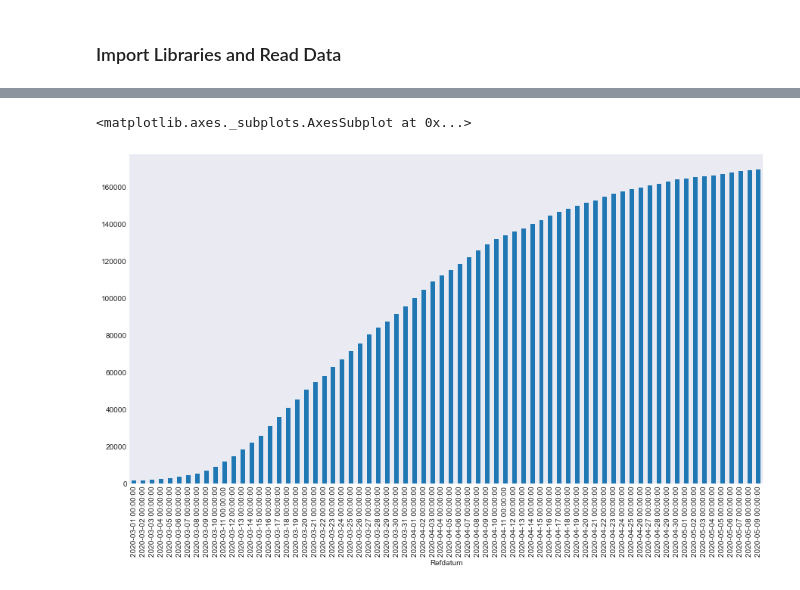
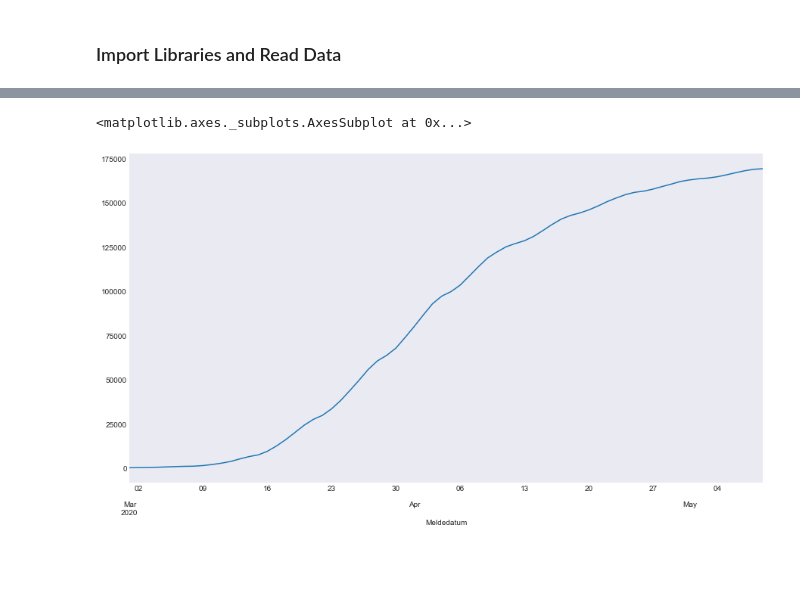
Before and after one commit to JakobRohrhirsch/COVID-19-JHU-CSSE-Analysis, a Jupyter notebook: COVID-19 RKI Analysis.ipynb, the cells around one changed output, grey strips where cells are left out. Drawn from its saved outputs; the diff is of its cells as text; code cells hidden in the pictures; blank space fills up the shorter version.

Commit message:
updating with own estimates for recoveries

```diff
--- a/COVID-19 RKI Analysis.ipynb
+++ b/COVID-19 RKI Analysis.ipynb
@@ -34,7 +34,7 @@ def new_cases_by_date(rki_raw, rki_flag_column='Neuer Fall', rki_count_columns='
     rki_raw: raw DataFrame from Robert Koch Institute
     """
     condition = rki_raw[rki_flag_column].isin((0, 1))
-    rki_series = rki_raw[condition].groupby('Refdatum').sum()[rki_count_columns].copy()
+    rki_series = rki_raw[condition].groupby('Meldedatum').sum()[rki_count_columns].copy()
     rki_series.index = pd.to_datetime(rki_series.index)
     rki_series.sort_index(inplace=True)
     return rki_series
@@ -44,9 +44,13 @@ rki_death = new_cases_by_date(rki_raw, rki_flag_column='NeuerTodesfall', rki_cou
 rki_recovered = new_cases_by_date(rki_raw, rki_flag_column='NeuGenesen', rki_count_columns='AnzahlGenesen')
 # %%
 rki = pd.concat([rki_cases, rki_death, rki_recovered], axis=1, sort=True)
-columns_dict = {'AnzahlFall': 'NewCases', 'AnzahlTodesfall': 'NewDeath', 'AnzahlGenesen': 'NewRecovered'}
+columns_dict = {'AnzahlFall': 'NewCases', 'AnzahlTodesfall': 'NewDeath', 'AnzahlGenesen': 'NewRecoveredRKI'}
 rki.rename(columns_dict, axis=1, inplace=True)
-rki['NewRecovered'] = rki.NewCases.shift(14).fillna(0)  # better estimate than official numbers..
+# better use our own estimate as well..
+rki['NewRecovered'] = rki.NewRecoveredRKI.shift(14).fillna(0)
+s = rki['NewRecoveredRKI'].copy()
+s.values[:-14] = 0.
+rki['NewRecovered'] + s
 rki.fillna(value=0., inplace=True)
 rki.tail()
 # %% [output]
@@ -61,7 +65,7 @@ rki.tail()
 rki['Cases'] = rki['NewCases'].cumsum()
 rki['Death'] = rki['NewDeath'].cumsum()
 rki['Recovered'] = rki['NewRecovered'].cumsum()
-rki['ActiveCases'] = rki['Cases'] - rki['Recovered']
+rki['ActiveCases'] = rki['Cases'] - rki['Recovered'] - rki['Death']
 rki['Growth'] = rki['NewCases'] / rki['ActiveCases']
 rki.tail(10)
 # %% [output]
@@ -84,0 +89,4 @@ rki.NewCases['03-05-2020':].plot.bar()
+# %%
+rki['NewRecoveredplusDeath'] = rki.NewRecoveredRKI + rki.NewDeath
+rki['03-01-2020':][['NewCases', 'NewRecoveredplusDeath']].plot.bar()
+rki.drop('NewRecoveredplusDeath', axis=1, inplace=True)
@@ -85,5 +100,5 @@ rki.NewCases['03-05-2020':].plot.bar()
 # %%
-rki.Cases['03-01-2020':].plot.bar()
+rki.Cases['03-01-2020':].plot()
 # %% [output]
 <matplotlib.axes._subplots.AxesSubplot at 0x...>
-[figure, old version]
+[figure, new version]
```
Also changed, not shown: parts of 13 cells of this notebook.
